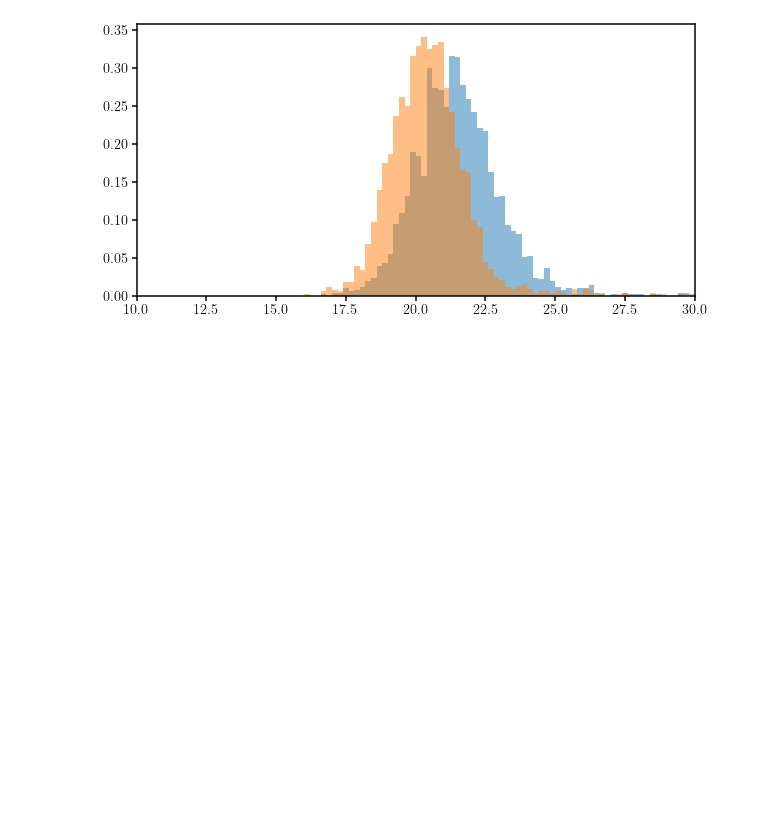
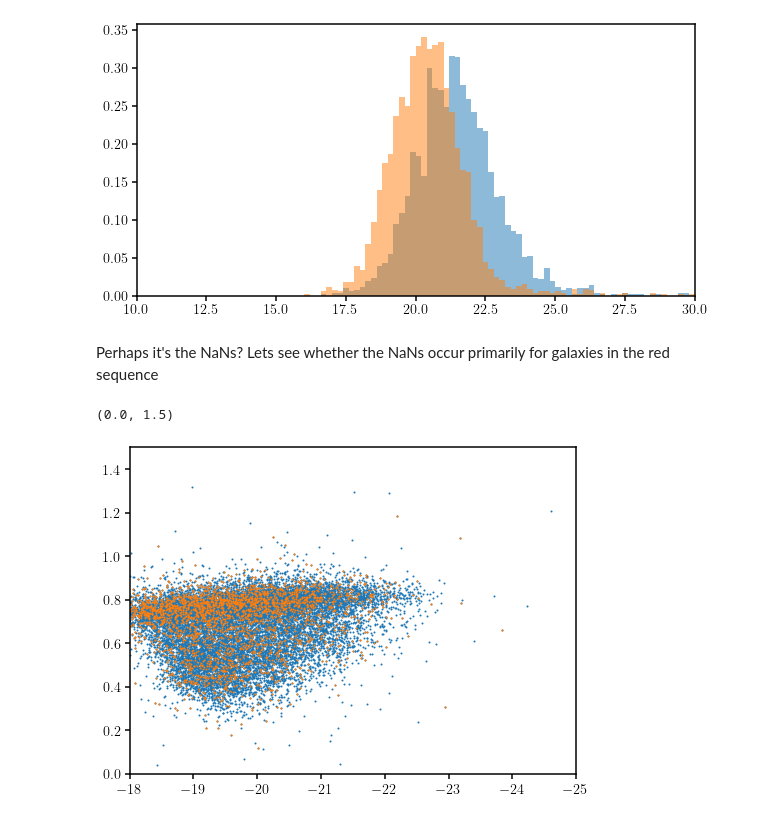
Before and after one commit to IQcollaboratory/galpopFM, a Jupyter notebook: nb/galex_fnuv.ipynb, the cells around one changed output. Cells and saved outputs as stored; diff of their text form; code cells hidden in the pictures; blank space fills up the shorter version.

Commit message:
checked whether the NaNs were correlated with color (are non detections for quiescent galxies showing up as NaNs)?

```diff
--- a/nb/galex_fnuv.ipynb
+++ b/nb/galex_fnuv.ipynb
@@ -90,3 +90,15 @@ sub.set_xlim(10, 30)
 # %% [output]
 (10.0, 30.0)
 [figure]
+# %% [markdown]
+Perhaps it's the NaNs? Lets see whether the NaNs occur primarily for galaxies in the red sequence
+# %%
+fig = plt.figure(figsize=(8,6))
+sub = fig.add_subplot(111)
+sub.scatter(Mr, g-r, s=1)
+sub.scatter(Mr[~np.isfinite(fuv)], (g-r)[~np.isfinite(fuv)], s=1)
+sub.set_xlim(-18, -25)
+sub.set_ylim(0., 1.5)
+# %% [output]
+(0.0, 1.5)
+[figure, added]
```
Also changed, not shown: parts of 2 cells of this notebook.
